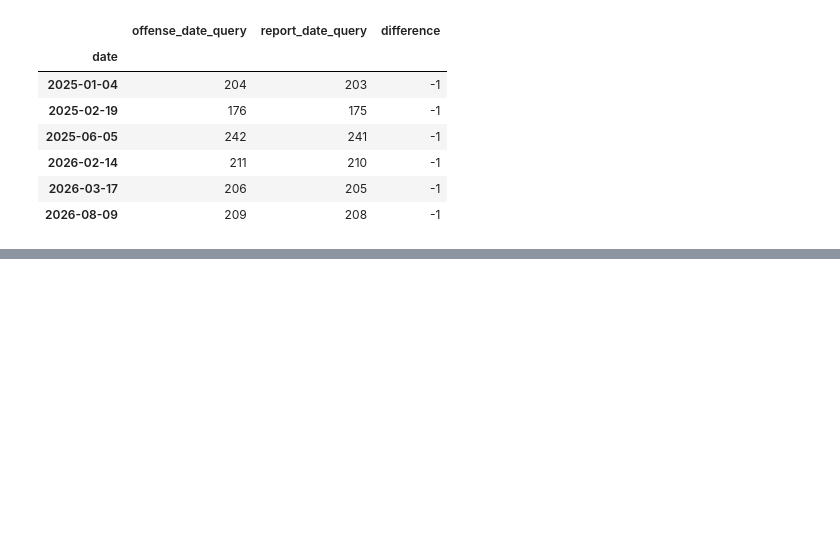
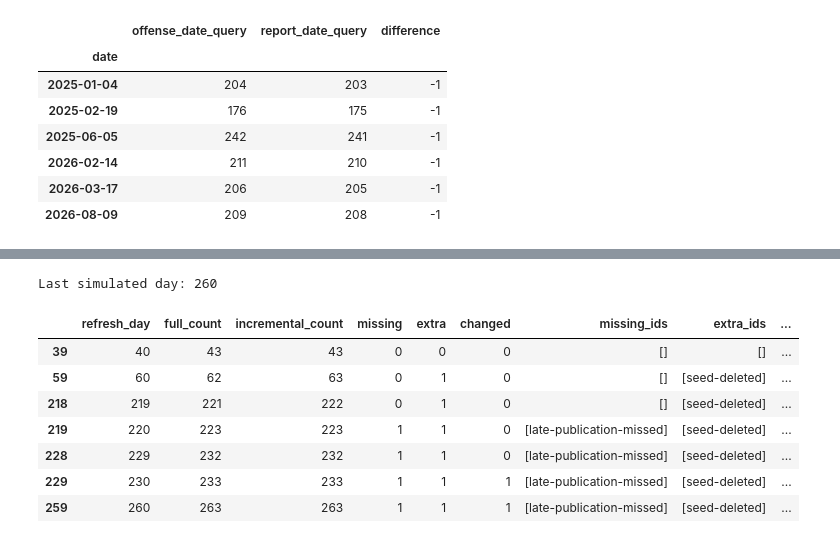
Before and after one commit to benji-carr/Seattle-Area-Public-Safety-Dashboard, a Jupyter notebook: notebooks/QA_data_pipeline.ipynb, the cells around one changed output, grey strips where cells are left out. Drawn from its saved outputs; the diff is of its cells as text; code cells hidden in the pictures; blank space fills up the shorter version.

```diff
--- a/notebooks/QA_data_pipeline.ipynb
+++ b/notebooks/QA_data_pipeline.ipynb
@@ -925,0 +1372,22 @@ Maximum absolute daily difference: 1
+# %%
+print("Last simulated day:", results["refresh_day"].max())
+display(
+    results.loc[
+        results["refresh_day"].isin([40, 60, 219, 220, 229, 230, 260]),
+        [
+            "refresh_day", "full_count", "incremental_count",
+            "missing", "extra", "changed",
+            "missing_ids", "extra_ids", "changed_ids",
+        ],
+    ]
+)
+# %% [output]
+Last simulated day: 260
+|  | refresh_day | full_count | incremental_count | missing | extra | changed | missing_ids | extra_ids | ... |
+| 39 | 40 | 43 | 43 | 0 | 0 | 0 | [] | [] | ... |
+| 59 | 60 | 62 | 63 | 0 | 1 | 0 | [] | [seed-deleted] | ... |
+| 218 | 219 | 221 | 222 | 0 | 1 | 0 | [] | [seed-deleted] | ... |
+| 219 | 220 | 223 | 223 | 1 | 1 | 0 | [late-publication-missed] | [seed-deleted] | ... |
+| 228 | 229 | 232 | 232 | 1 | 1 | 0 | [late-publication-missed] | [seed-deleted] | ... |
+| 229 | 230 | 233 | 233 | 1 | 1 | 1 | [late-publication-missed] | [seed-deleted] | ... |
+| 259 | 260 | 263 | 263 | 1 | 1 | 1 | [late-publication-missed] | [seed-deleted] | ... |
```
Also changed, not shown: parts of 12 cells of this notebook, 4 other files.
